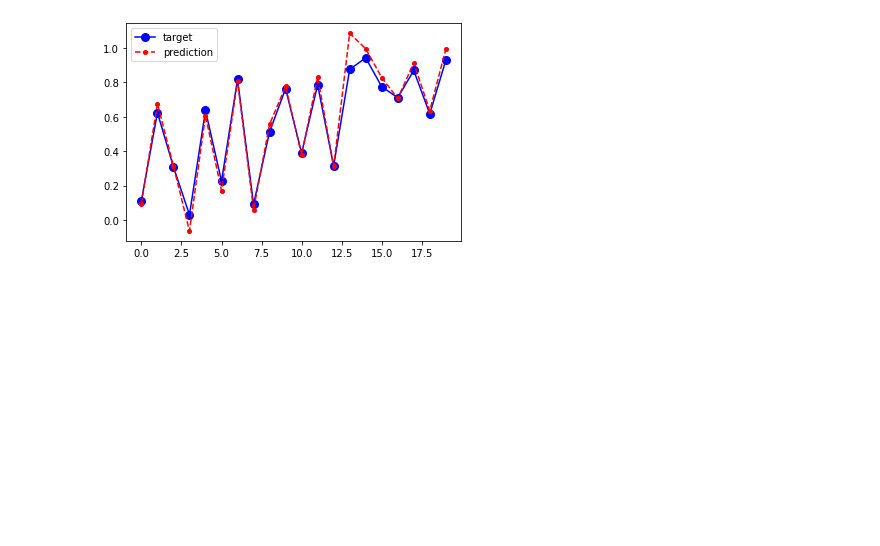
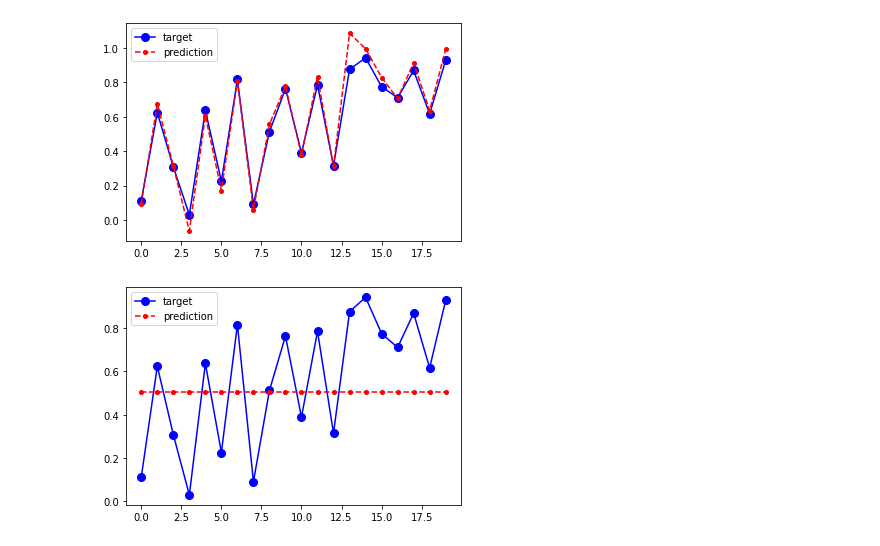
Before and after one commit to Haakooto/CS282_final_project, a Jupyter notebook: main.ipynb, the cells around one changed output. Saved outputs shown, nothing was run; the diff lists cells and outputs as text; code cells hidden in the pictures; blank space fills up the shorter version.

Commit message:
do more with bayes model

```diff
--- a/main.ipynb
+++ b/main.ipynb
@@ -78,5 +81,17 @@ plt.show()
 # %% [output]
 [figure]
 # %%
-bayes_model = Bayesian3FC(7, 30, 20, 1).to(device)
+lr_start = 0.0001
+bayes_model = Bayesian3FC(7, 30, 20, 1, prior={"dist": "gaussian", "params": {"mean": 0, "std": 0.01}}).to(device)
+optimizer = Adam(bayes_model.parameters(), lr=lr_start)
+bayes_model.freeze()
 run_model(bayes_model, train_loader, device)
+# %%
+Y_sample = Y_test.detach().numpy()[:20]
+Y_pred_sample = bayes_model(X_test).detach().numpy()[:20]
+plt.plot(Y_sample, "bo-", ms=8, label="target")
+plt.plot(Y_pred_sample, "ro--", ms=4, label="prediction")
+plt.legend()
+plt.show()
+# %% [output]
+[figure, added]
```
Also changed, not shown: parts of 2 cells of this notebook.
